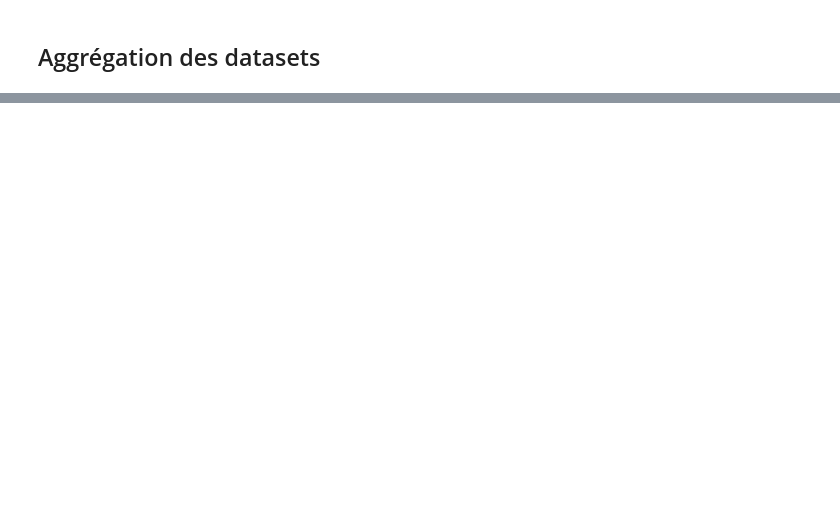
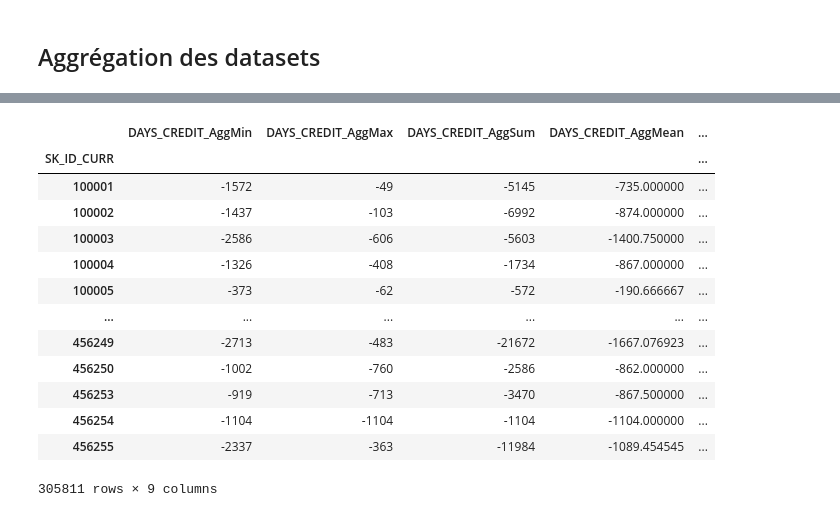
Before and after one commit to ClementPatin/OC-P4, a Jupyter notebook: Patin_Clement_1_notebook_072023.ipynb, the cells around one changed output, grey strips where cells are left out. Cells and saved outputs as stored; diff of their text form; code cells hidden in the pictures; blank space fills up the shorter version.

```diff
--- a/Patin_Clement_1_notebook_072023.ipynb
+++ b/Patin_Clement_1_notebook_072023.ipynb
@@ -729,0 +864,26 @@ lowMemAppliDf
+# %%
+testAggDict = {"DAYS_CREDIT" : ["min","max","sum","mean"]} \
+|{col : ["mean"] for col in [col for col in encodedBurDf.columns if "ACTIVE" in col]}
+
+
+burAggTest=aggregationFunc (df=burTest,
+                 newColsText="TEST",
+                 groupByColName="SK_ID_CURR",
+                 aggDict=testAggDict,
+                )
+burAggTest
+# %% [output]
+|  | DAYS_CREDIT_AggMin | DAYS_CREDIT_AggMax | DAYS_CREDIT_AggSum | DAYS_CREDIT_AggMean | ... |
+| SK_ID_CURR |  |  |  |  | ... |
+| 100001 | -1572 | -49 | -5145 | -735.000000 | ... |
+| 100002 | -1437 | -103 | -6992 | -874.000000 | ... |
+| 100003 | -2586 | -606 | -5603 | -1400.750000 | ... |
+| 100004 | -1326 | -408 | -1734 | -867.000000 | ... |
+| 100005 | -373 | -62 | -572 | -190.666667 | ... |
+| ... | ... | ... | ... | ... | ... |
+| 456249 | -2713 | -483 | -21672 | -1667.076923 | ... |
+| 456250 | -1002 | -760 | -2586 | -862.000000 | ... |
+| 456253 | -919 | -713 | -3470 | -867.500000 | ... |
+| 456254 | -1104 | -1104 | -1104 | -1104.000000 | ... |
+| 456255 | -2337 | -363 | -11984 | -1089.454545 | ... |
+305811 rows × 9 columns
```
Also changed, not shown: parts of 19 cells of this notebook, 2 other files.
